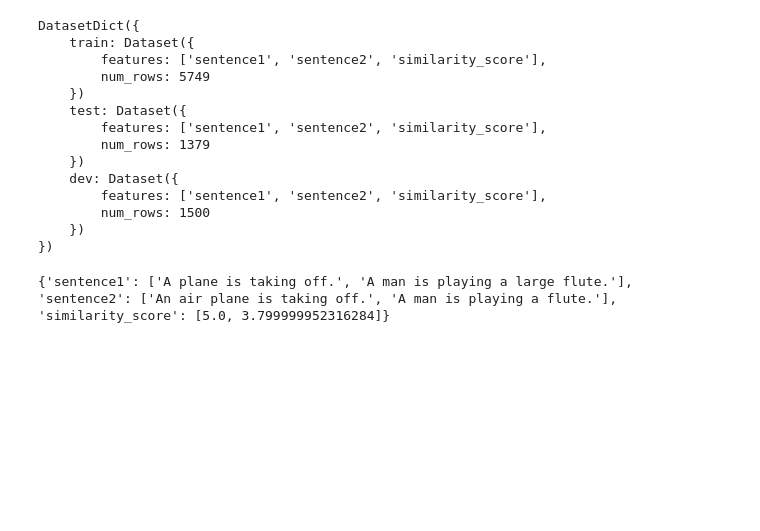
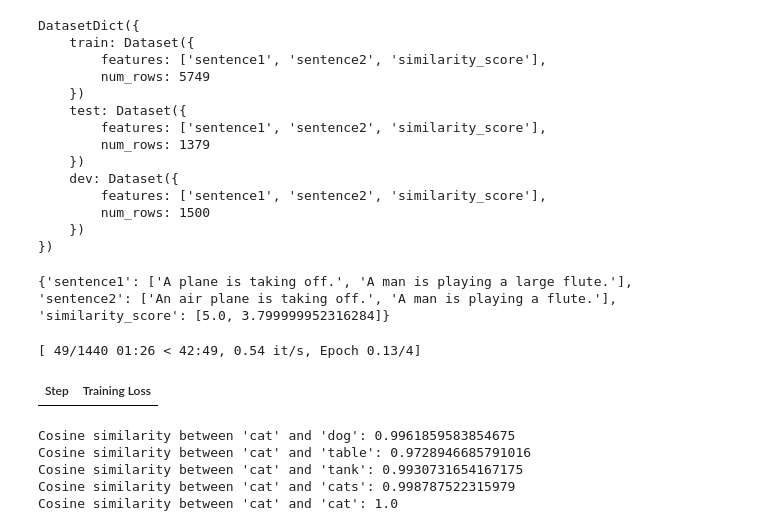
Before and after one commit to kor1999/Sentence-Similarity-LLM-course-, a Jupyter notebook: Sentence_similarity_.ipynb, the cells around one changed output. Drawn from its saved outputs; the diff is of its cells as text; code cells hidden in the pictures; blank space fills up the shorter version.

Commit message:
Added training method

```diff
--- a/Sentence_similarity_.ipynb
+++ b/Sentence_similarity_.ipynb
@@ -61,3 +61,8 @@ DatasetDict({
 print(train_data[:2])
 # %% [output]
 {'sentence1': ['A plane is taking off.', 'A man is playing a large flute.'], 'sentence2': ['An air plane is taking off.', 'A man is playing a flute.'], 'similarity_score': [5.0, 3.799999952316284]}
+# %%
+# Преобразование данных в InputExample
+train_examples = [InputExample(texts=[row['sentence1'], row['sentence2']], label=row['similarity_score']) for row in train_data]
+val_examples = [InputExample(texts=[row['sentence1'], row['sentence2']], label=row['similarity_score']) for row in val_data]
+test_examples = [InputExample(texts=[row['sentence1'], row['sentence2']], label=row['similarity_score']) for row in test_data]
@@ -63,0 +74,21 @@ print(train_data[:2])
+# %%
+# Создание DataLoader
+train_dataloader = DataLoader(train_examples, shuffle=True, batch_size=16)
+val_dataloader = DataLoader(val_examples, shuffle=False, batch_size=16)
+test_dataloader = DataLoader(test_examples, shuffle=False, batch_size=16)
+
+# Загрузка предобученной модели
+model = SentenceTransformer('paraphrase-MiniLM-L6-v2')
+# Настройка функции потерь
+train_loss = losses.CosineSimilarityLoss(model)
+# %%
+# Обучение модели
+model.fit(train_objectives=[(train_dataloader, train_loss)],
+          epochs=4,
+          warmup_steps=100,
+          evaluator=None,
+          evaluation_steps=0,
+          output_path=None)
+# %% [output]
+[ 49/1440 01:26 < 42:49, 0.54 it/s, Epoch 0.13/4]
+| Step | Training Loss |
@@ -63,0 +113,21 @@ print(train_data[:2])
+# %%
+# Пример слов для проверки
+
+word1 = "cat"
+word2 = "dog"
+word3 = "table"
+word4 = "tank"
+word5 = "cats"
+# Вычисление и вывод схожести
+
+print(f"Cosine similarity between '{word1}' and '{word2}': {check_similarity(word1, word2, model)}")
+print(f"Cosine similarity between '{word1}' and '{word3}': {check_similarity(word1, word3, model)}")
+print(f"Cosine similarity between '{word1}' and '{word4}': {check_similarity(word1, word4, model)}")
+print(f"Cosine similarity between '{word1}' and '{word5}': {check_similarity(word1, word5, model)}")
+print(f"Cosine similarity between '{word1}' and '{word1}': {check_similarity(word1, word1, model)}")
+# %% [output]
+Cosine similarity between 'cat' and 'dog': 0.9961859583854675
+Cosine similarity between 'cat' and 'table': 0.9728946685791016
+Cosine similarity between 'cat' and 'tank': 0.9930731654167175
+Cosine similarity between 'cat' and 'cats': 0.998787522315979
+Cosine similarity between 'cat' and 'cat': 1.0
```
Also changed, not shown: parts of 4 cells of this notebook.
